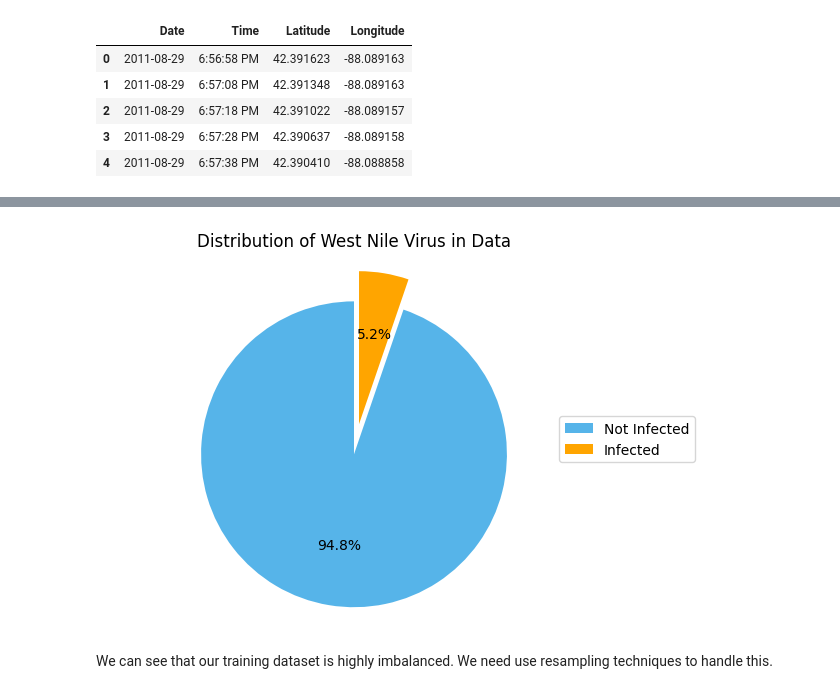
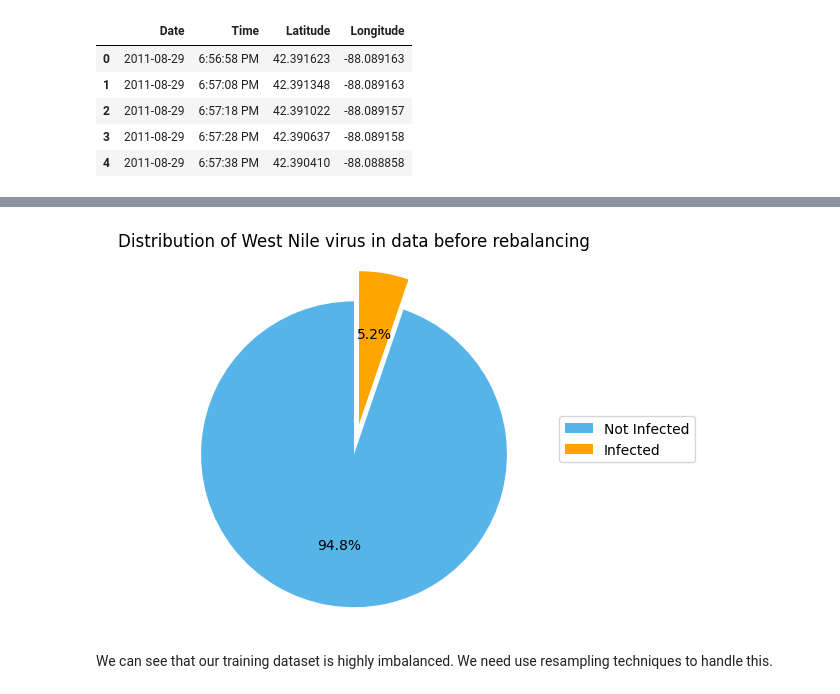
Before and after one commit to aubin4444/DS52-West-Nile-Virus-Prediction, a Jupyter notebook: aubin.ipynb, the cells around one changed output, grey strips where cells are left out. Drawn from its saved outputs; the diff is of its cells as text; code cells hidden in the pictures.

```diff
--- a/aubin.ipynb
+++ b/aubin.ipynb
@@ -189,20 +214,20 @@ spray_df.head()
 # %%
 is_infected = train_df["WnvPresent"].value_counts()
 
 labels = 'Not Infected', 'Infected'
 sizes = [is_infected[0], is_infected[1]]
 colors = ['#56B4E9', '#FFA500']
 explode = (0.1, 0.1)
 
 fig1, ax1 = plt.subplots()
 wedges, texts, autotexts = ax1.pie(sizes, explode=explode, colors=colors, autopct='%1.1f%%', startangle=90)
 ax1.axis('equal')
-plt.title('Distribution of West Nile Virus in Data')
+plt.title('Distribution of West Nile virus in data before rebalancing')
 plt.legend(wedges, labels, loc="center left", bbox_to_anchor=(0.9, 0, 0.5, 1))
 
 plt.show()
 # %% [output]
-[figure, old version]
+[figure, new version]
 # %% [markdown]
 We can see that our training dataset is highly imbalanced. We need use resampling techniques to handle this.
 # %%
```
Also changed, not shown: parts of 11 cells of this notebook, 2 other files.
